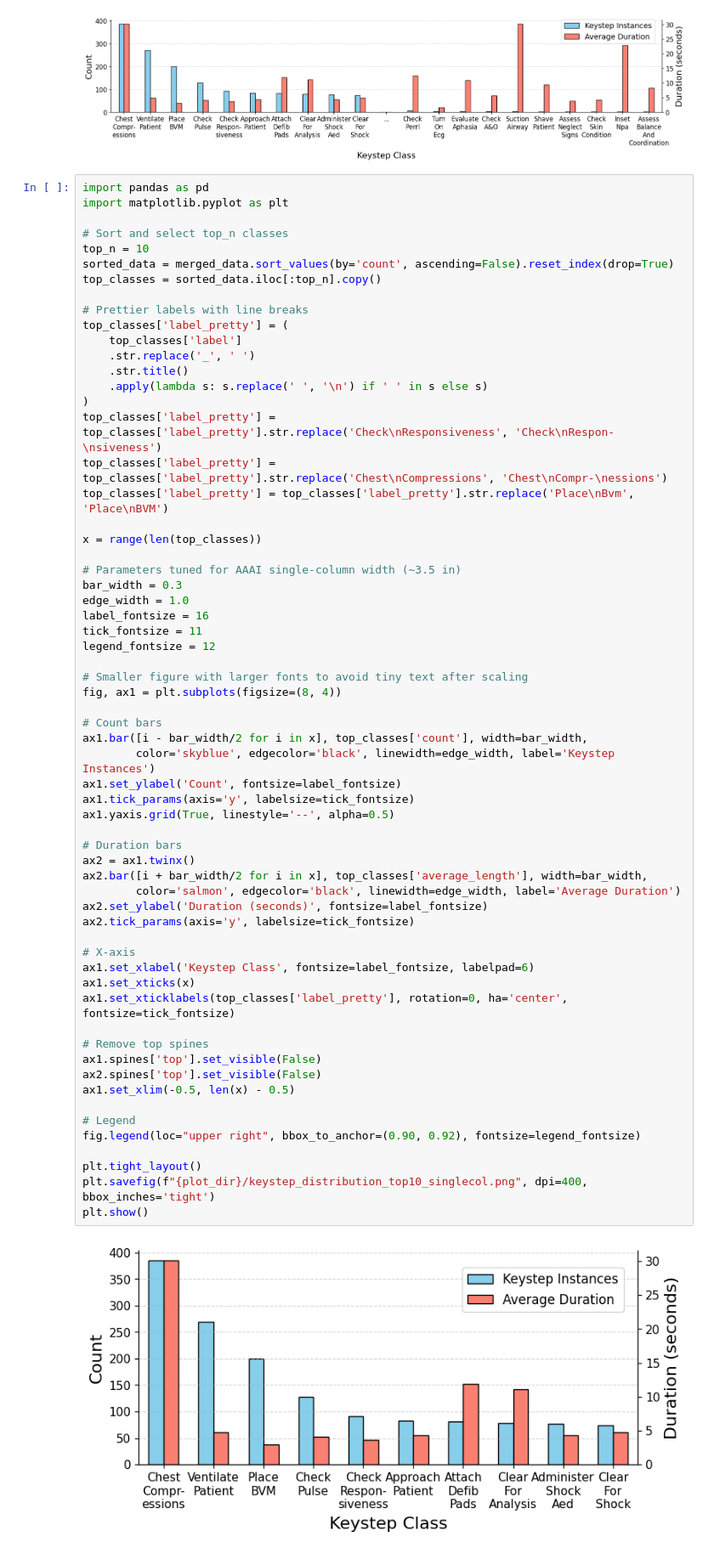
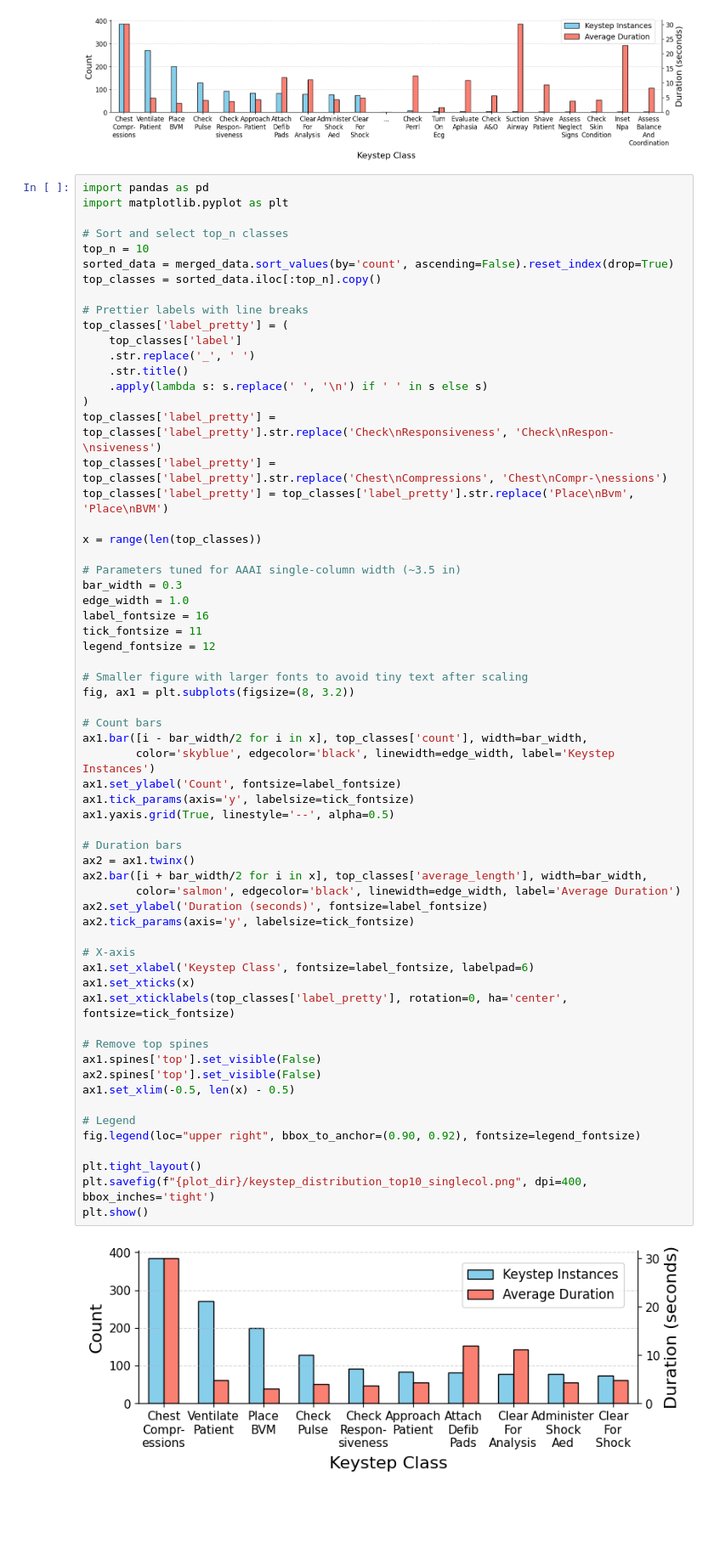
Before and after one commit to UVA-DSA/EgoEMS, a Jupyter notebook: Tools/stats/final_plots.ipynb, the cells around one changed output. Shown: that part at 85% size. Cells and saved outputs as stored; diff of their text form; blank space fills up the shorter version.

```diff
--- a/Tools/stats/final_plots.ipynb
+++ b/Tools/stats/final_plots.ipynb
@@ -345,37 +345,37 @@ tick_fontsize = 11
 legend_fontsize = 12
 
 # Smaller figure with larger fonts to avoid tiny text after scaling
-fig, ax1 = plt.subplots(figsize=(8, 4))
+fig, ax1 = plt.subplots(figsize=(8, 3.2))
 
 # Count bars
 ax1.bar([i - bar_width/2 for i in x], top_classes['count'], width=bar_width,
         color='skyblue', edgecolor='black', linewidth=edge_width, label='Keystep Instances')
 ax1.set_ylabel('Count', fontsize=label_fontsize)
 ax1.tick_params(axis='y', labelsize=tick_fontsize)
 ax1.yaxis.grid(True, linestyle='--', alpha=0.5)
 
 # Duration bars
 ax2 = ax1.twinx()
 ax2.bar([i + bar_width/2 for i in x], top_classes['average_length'], width=bar_width,
         color='salmon', edgecolor='black', linewidth=edge_width, label='Average Duration')
 ax2.set_ylabel('Duration (seconds)', fontsize=label_fontsize)
 ax2.tick_params(axis='y', labelsize=tick_fontsize)
 
 # X-axis
 ax1.set_xlabel('Keystep Class', fontsize=label_fontsize, labelpad=6)
 ax1.set_xticks(x)
 ax1.set_xticklabels(top_classes['label_pretty'], rotation=0, ha='center', fontsize=tick_fontsize)
 
 # Remove top spines
 ax1.spines['top'].set_visible(False)
 ax2.spines['top'].set_visible(False)
 ax1.set_xlim(-0.5, len(x) - 0.5)
 
 # Legend
 fig.legend(loc="upper right", bbox_to_anchor=(0.90, 0.92), fontsize=legend_fontsize)
 
 plt.tight_layout()
 plt.savefig(f"{plot_dir}/keystep_distribution_top10_singlecol.png", dpi=400, bbox_inches='tight')
 plt.show()
 # %% [output]
-[figure, old version]
+[figure, new version]
```
Also changed, not shown: parts of 4 cells of this notebook, 13 other files.
